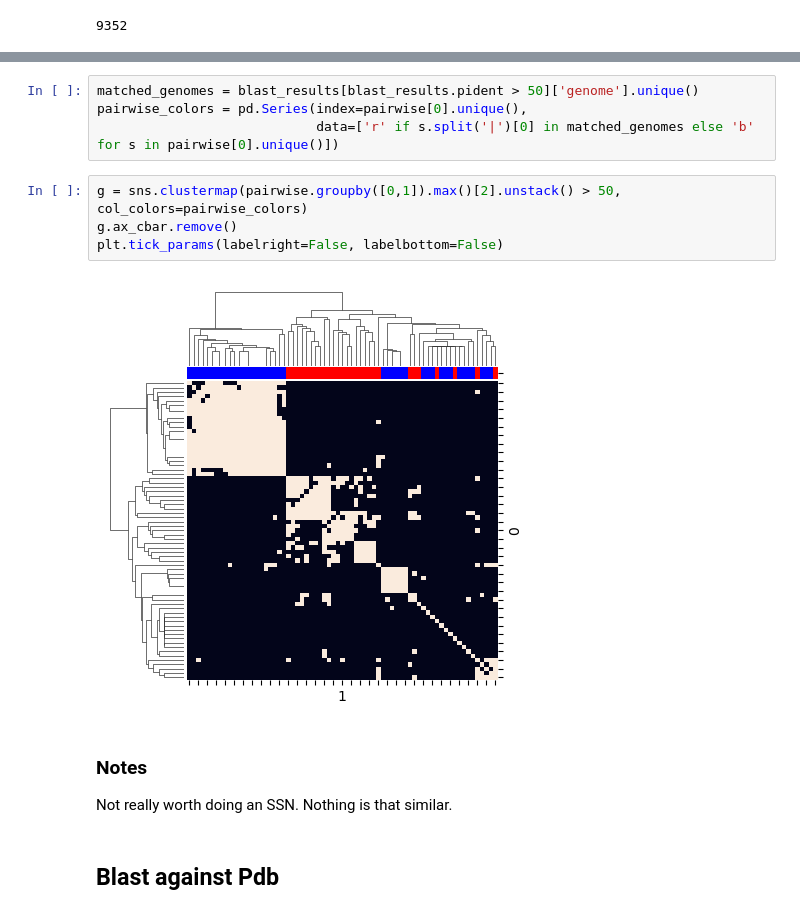
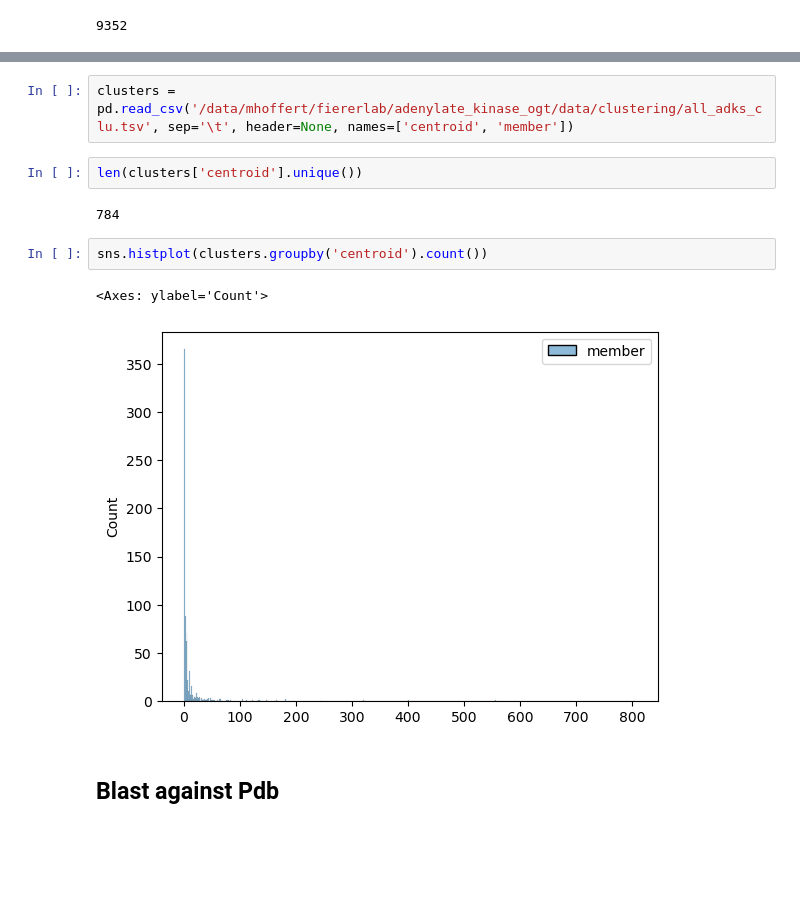
Before and after one commit to realmichaelhoffert/adenylate_kinase_ogt, a Jupyter notebook: notebooks/adenylate_kinase.ipynb, the cells around one changed output, grey strips where cells are left out. Cells and saved outputs as stored; diff of their text form; blank space fills up the shorter version.

```diff
--- a/notebooks/adenylate_kinase.ipynb
+++ b/notebooks/adenylate_kinase.ipynb
@@ -230,15 +218,13 @@ pairwise = pd.read_csv('/data/mhoffert/fiererlab/ogt/results/colabfold/adk_pairw
-# %%
-matched_genomes = blast_results[blast_results.pident > 50]['genome'].unique()
-pairwise_colors = pd.Series(index=pairwise[0].unique(),
-                            data=['r' if s.split('|')[0] in matched_genomes else 'b' for s in pairwise[0].unique()])
-# %%
-g = sns.clustermap(pairwise.groupby([0,1]).max()[2].unstack() > 50, col_colors=pairwise_colors)
-g.ax_cbar.remove()
-plt.tick_params(labelright=False, labelbottom=False)
-# %% [output]
-[figure, removed]
-# %% [markdown]
-### Notes
-Not really worth doing an SSN. Nothing is that similar.
+# %%
+clusters = pd.read_csv('/data/mhoffert/fiererlab/adenylate_kinase_ogt/data/clustering/all_adks_clu.tsv', sep='\t', header=None, names=['centroid', 'member'])
+# %%
+len(clusters['centroid'].unique())
+# %% [output]
+784
+# %%
+sns.histplot(clusters.groupby('centroid').count())
+# %% [output]
+<Axes: ylabel='Count'>
+[figure, added]
 # %% [markdown]
 ## Blast against Pdb
```
Also changed, not shown: parts of 26 cells of this notebook.
